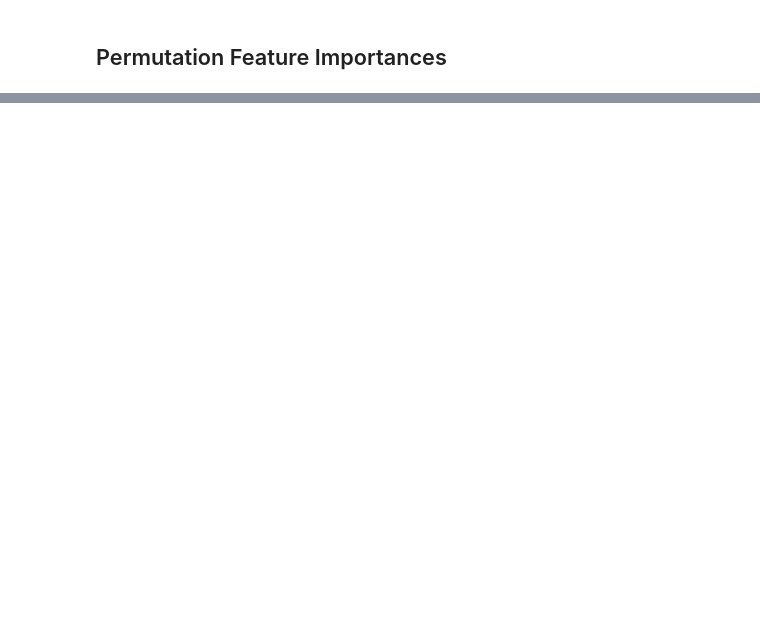
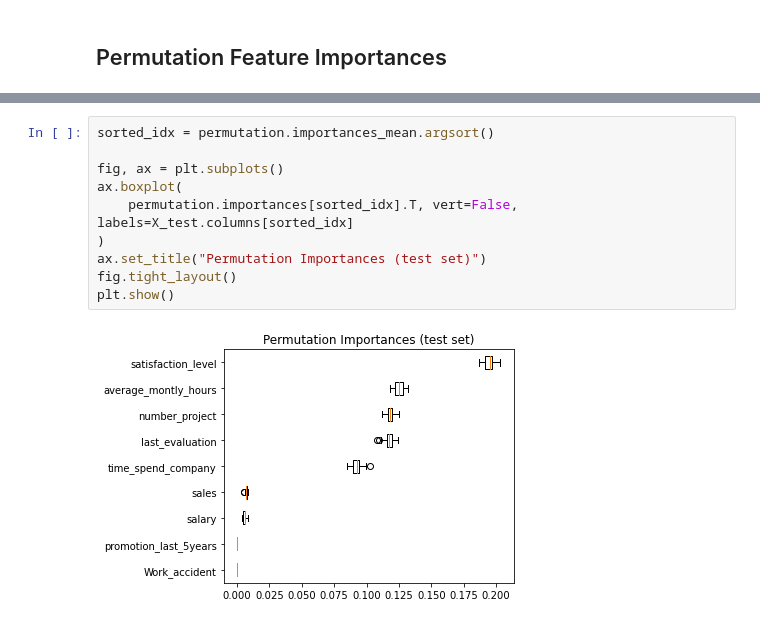
Before and after one commit to prithvitanna/stat451_project, a Jupyter notebook: Modeling.ipynb, the cells around one changed output, grey strips where cells are left out. Cells and saved outputs as stored; diff of their text form; blank space fills up the shorter version.

```diff
--- a/Modeling.ipynb
+++ b/Modeling.ipynb
@@ -313,0 +341,12 @@ plt.xticks(rotation = 90)
+# %%
+sorted_idx = permutation.importances_mean.argsort()
+
+fig, ax = plt.subplots()
+ax.boxplot(
+    permutation.importances[sorted_idx].T, vert=False, labels=X_test.columns[sorted_idx]
+)
+ax.set_title("Permutation Importances (test set)")
+fig.tight_layout()
+plt.show()
+# %% [output]
+[figure, added]
```
Also changed, not shown: parts of 29 cells of this notebook.
